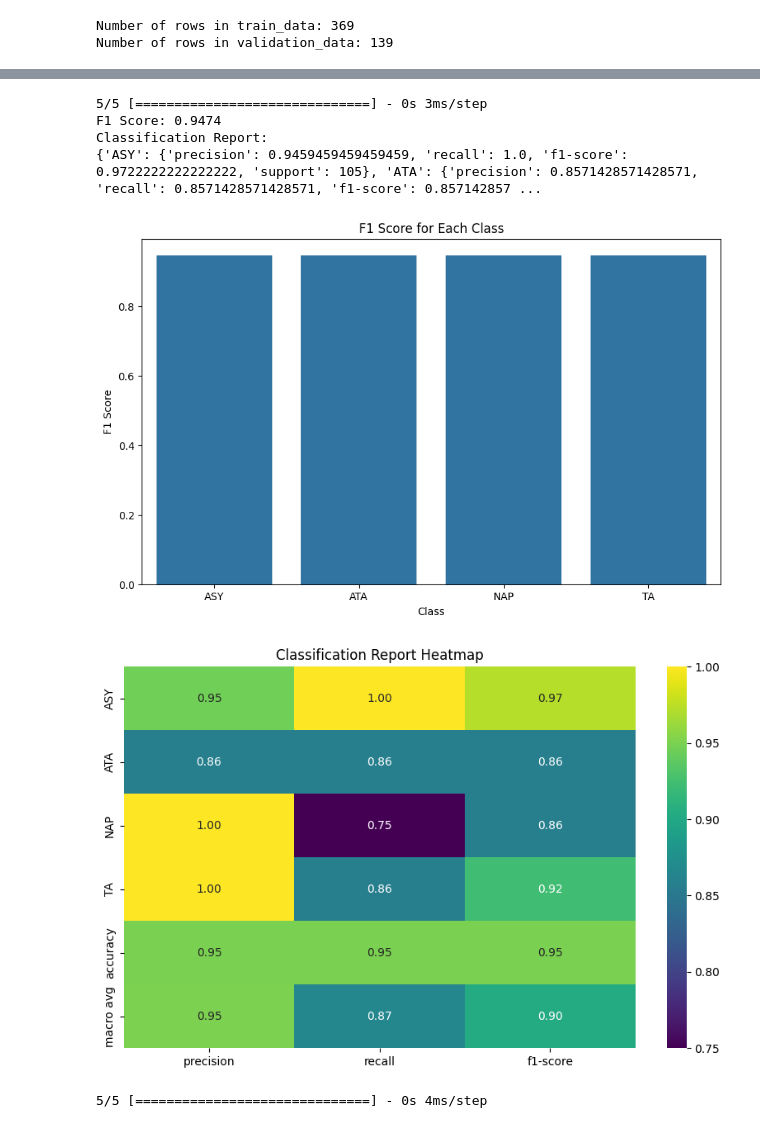
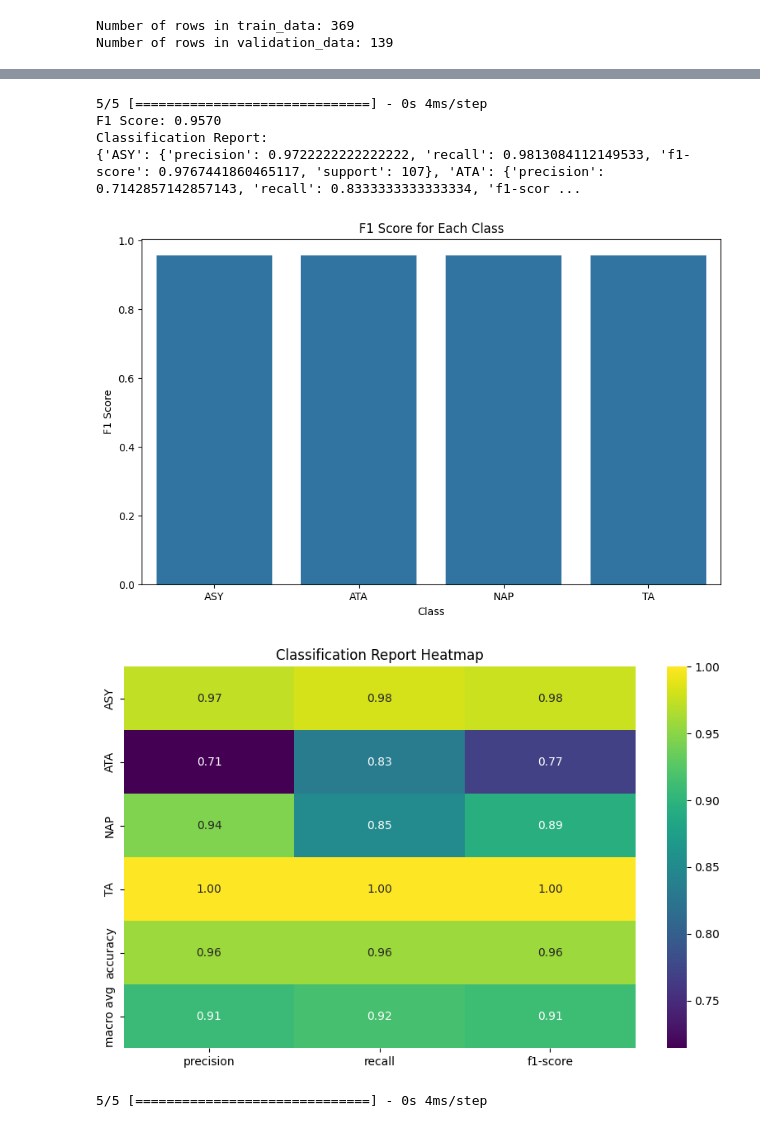
Before and after one commit to singhpranay06/final-year-project-24, a Jupyter notebook: multi_model.ipynb, the cells around one changed output, grey strips where cells are left out. Drawn from its saved outputs; the diff is of its cells as text; code cells hidden in the pictures.

Commit message:
Fixed wrong graphs

```diff
--- a/multi_model.ipynb
+++ b/multi_model.ipynb
@@ -25,8 +25,8 @@ data = pd.read_csv('/content/heart.csv')
 # Considering only heart patients
 data = data[data['HeartDisease'] != 0]
 
-# # dropping the last column
-# data = data.drop(columns=['HeartDisease'])
+# dropping the last column
+data = data.drop(columns=['HeartDisease'])
 # %%
 data.head()
 # %% [output]
@@ -180,6 +180,6 @@ model = keras.Sequential([
 model.compile(optimizer='adam', loss='sparse_categorical_crossentropy', metrics=['accuracy'])
 
 # Train the model
-model.fit(X_final, y_encoded, epochs=100, batch_size=10, verbose=2)
+history = model.fit(X_final, y_encoded, epochs=100, batch_size=10, verbose=2)
 # %% [output]
 Epoch 1/100
@@ -203,7 +226,5 @@ Epoch 100/100
 # %%
 from tensorflow.keras.models import load_model
-
-model = load_model('/content/multi_model.h5')
 
 # Convert categorical features to categorical type
 validation_data[categorical_features] = validation_data[categorical_features].astype('category')
@@ -235,12 +256,5 @@ Validation Accuracy: 94.96%
 # %%
 from sklearn.metrics import f1_score, classification_report
-
-# Assuming your model is a multi-class classification model
-
-# Load the model
-model = load_model('/content/multi_model.h5')
-
-# ... (your data preparation code)
 
 # Predictions
 y_val_probabilities = model.predict(X_val_final)
@@ -285,48 +285,41 @@ weighted avg       0.95      0.95      0.95       139
 # %%
 import seaborn as sns
 import matplotlib.pyplot as plt
-
-# Assuming your model is a multi-class classification model
-
-# Load the model
-model = load_model('/content/multi_model.h5')
-
-# ... (your data preparation code)
 
 # Predictions
 y_val_probabilities = model.predict(X_val_final)
 y_val_pred = np.argmax(y_val_probabilities, axis=1)
 
 # F1 Score
 f1 = f1_score(y_val_encoded, y_val_pred, average='weighted')
 print(f"F1 Score: {f1:.4f}")
 
 # Classification Report
 class_report = classification_report(y_val_encoded, y_val_pred, target_names=label_encoder.classes_, output_dict=True)
 print("Classification Report:")
 print(class_report)
 
 # Visualize F1 Scores
 plt.figure(figsize=(10, 6))
 sns.barplot(x=label_encoder.classes_, y=class_report['weighted avg']['f1-score'])
 plt.title('F1 Score for Each Class')
 plt.xlabel('Class')
 plt.ylabel('F1 Score')
 plt.show()
 
 # Visualize Classification Report using Heatmap
 report_df = pd.DataFrame(class_report).transpose()
 plt.figure(figsize=(10, 6))
 sns.heatmap(report_df.iloc[:-1, :-1], annot=True, cmap='viridis', fmt=".2f")
 plt.title('Classification Report Heatmap')
 plt.show()
 # %% [output]
-5/5 [==============================] - 0s 3ms/step
-F1 Score: 0.9474
+5/5 [==============================] - 0s 4ms/step
+F1 Score: 0.9570
 Classification Report:
-{'ASY': {'precision': 0.9459459459459459, 'recall': 1.0, 'f1-score': 0.9722222222222222, 'support': 105}, 'ATA': {'precision': 0.8571428571428571, 'recall': 0.8571428571428571, 'f1-score': 0.857142857 ...
+{'ASY': {'precision': 0.9722222222222222, 'recall': 0.9813084112149533, 'f1-score': 0.9767441860465117, 'support': 107}, 'ATA': {'precision': 0.7142857142857143, 'recall': 0.8333333333333334, 'f1-scor ...
-[figure, old version]
+[figure, new version]
-[figure, old version]
+[figure, new version]
 # %%
 import seaborn as sns
 import matplotlib.pyplot as plt
```
Also changed, not shown: parts of 10 cells of this notebook.
